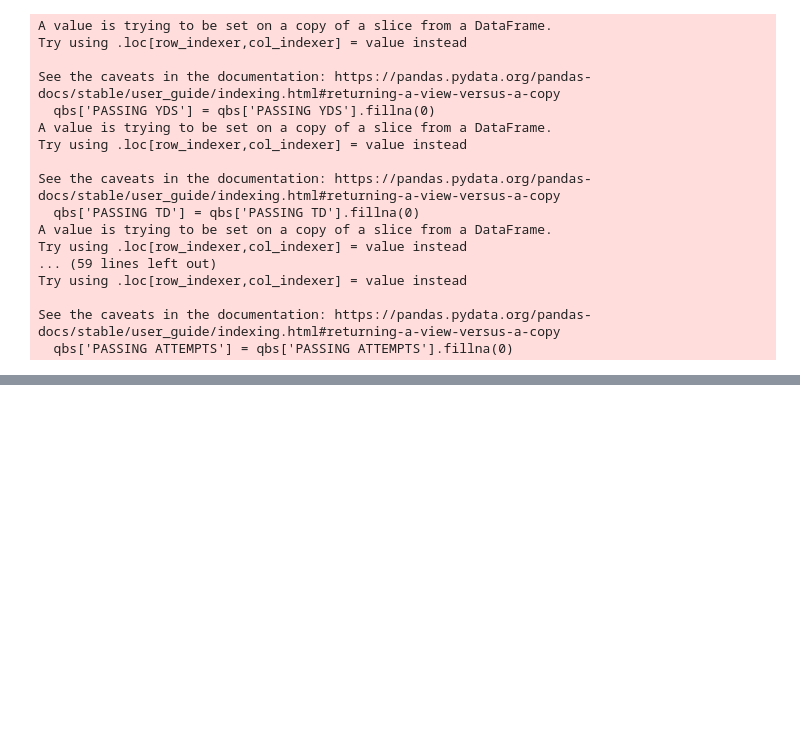
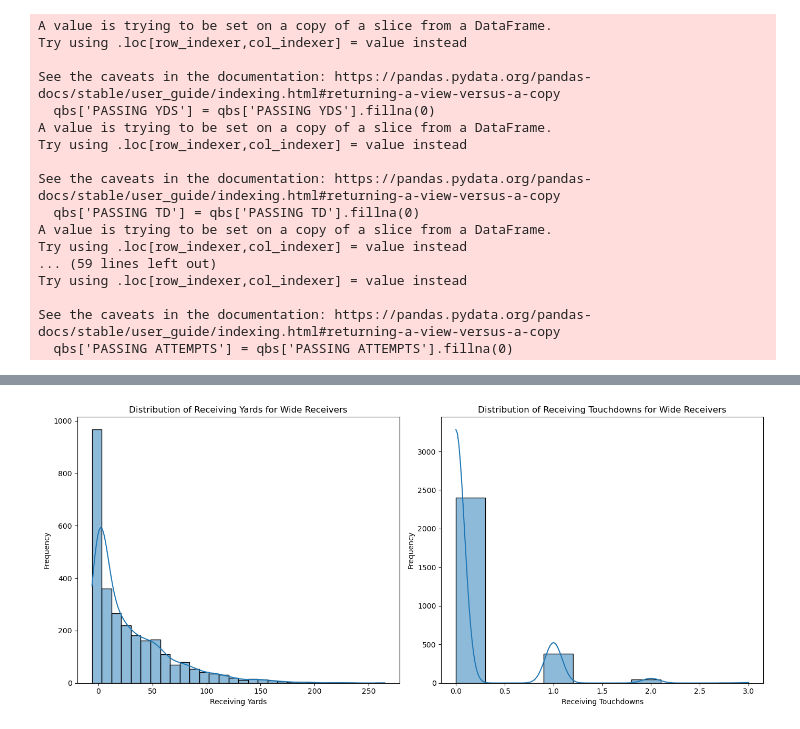
Before and after one commit to mychalortiz319/Fantasy-Forecasting, a Jupyter notebook: notebooks/BettingEdgeEDA.ipynb, the cells around one changed output, grey strips where cells are left out. Drawn from its saved outputs; the diff is of its cells as text; code cells hidden in the pictures; blank space fills up the shorter version.

```diff
--- a/notebooks/BettingEdgeEDA.ipynb
+++ b/notebooks/BettingEdgeEDA.ipynb
@@ -271,0 +754,22 @@ dtype: int64
+# %%
+plt.figure(figsize=(14, 6))
+
+plt.subplot(1, 2, 1)
+sns.histplot(data=wrs, x='RECEIVING YDS', kde=True, bins=30)
+plt.title('Distribution of Receiving Yards for Wide Receivers')
+plt.xlabel('Receiving Yards')
+plt.ylabel('Frequency')
+#plottung receiving yards distribution
+
+plt.subplot(1, 2, 2)
+sns.histplot(data=wrs, x='RECEIVING TD', kde=True, bins=10)
+plt.title('Distribution of Receiving Touchdowns for Wide Receivers')
+plt.xlabel('Receiving Touchdowns')
+plt.ylabel('Frequency')
+#plotting rushing touchdowns distribution
+
+# Show the plots
+plt.tight_layout()
+plt.show()
+# %% [output]
+[figure, added]
```
Also changed, not shown: parts of 96 cells of this notebook, 6 other files.
